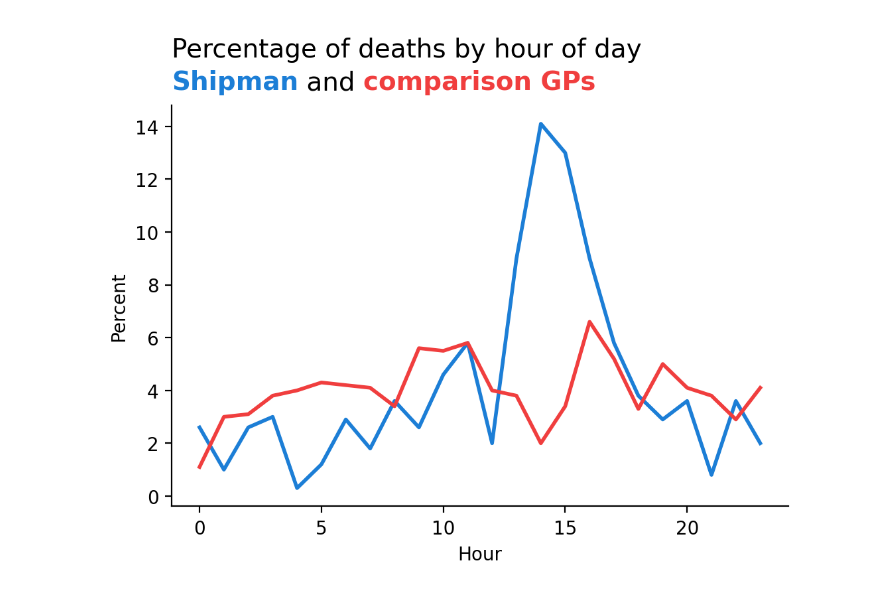
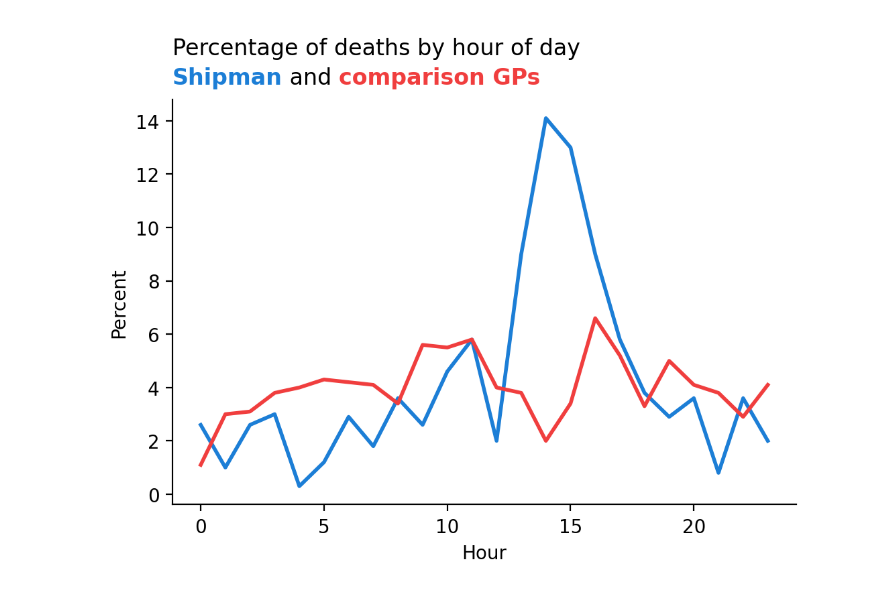
Before and after one commit to lyonjust/ArtofStatistics, a Jupyter notebook: 00-2-shipman-times/00-2-shipman-times-x.ipynb, the cells around one changed output. Saved outputs shown, nothing was run; the diff lists cells and outputs as text; code cells hidden in the pictures.

```diff
--- a/00-2-shipman-times/00-2-shipman-times-x.ipynb
+++ b/00-2-shipman-times/00-2-shipman-times-x.ipynb
@@ -20,18 +20,18 @@ df_melted = df.melt(id_vars='Hour', var_name='Doctor', value_name='Percent')
 # %%
 fig, ax = plt.subplots()
 
 sns.lineplot(data=df_melted, x='Hour', y='Percent', hue='Doctor', palette=palette, lw=2, ax=ax, legend=False)
 
 ax.spines['top'].set_visible(False)
 ax.spines['right'].set_visible(False)
 
 plot_title = 'Percentage of deaths by hour of day\n<Shipman> and <comparison GPs>'
 
 highlight_textprops = [
     {"color": palette["Shipman"], "fontweight": "bold"},
     {"color": palette["Comparison"], "fontweight": "bold"}
     ]
 
-fig_text(x=0.125, y=0.9, s=plot_title, highlight_textprops=highlight_textprops, fontsize=14, va='bottom');
+fig_text(x=0.125, y=0.9, s=plot_title, highlight_textprops=highlight_textprops, fontsize=12, va='bottom');
 # %% [output]
-[figure, old version]
+[figure, new version]
```
Also changed, not shown: 1 other file.
